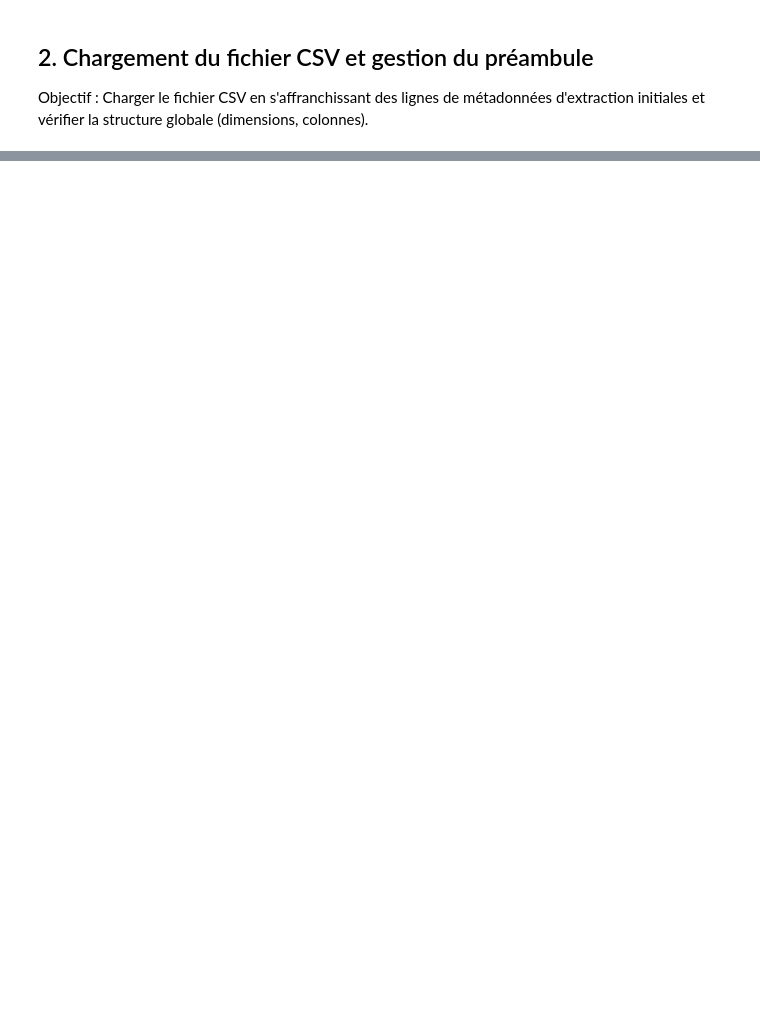
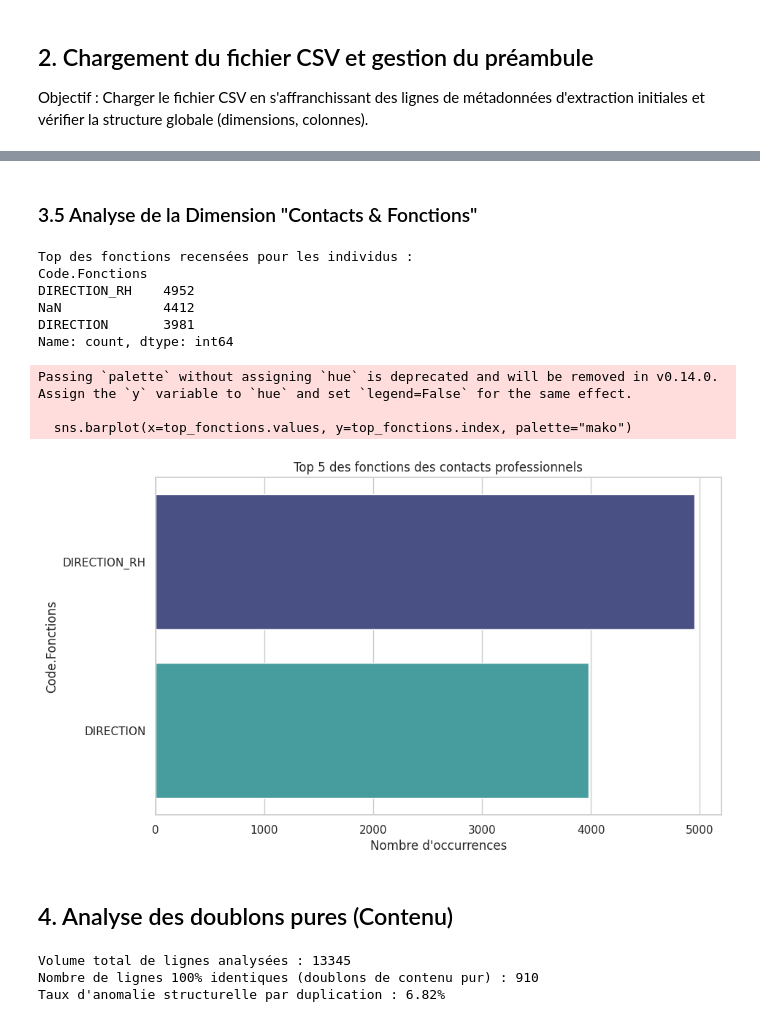
Before and after one commit to lucasHENNEUSE/CRM, a Jupyter notebook: project_notebooks/03_eda_entrprises-entites-stagiaires_2026-05-18.ipynb, the cells around one changed output, grey strips where cells are left out. Saved outputs shown, nothing was run; the diff lists cells and outputs as text; code cells hidden in the pictures; blank space fills up the shorter version.

```diff
--- a/project_notebooks/03_eda_entrprises-entites-stagiaires_2026-05-18.ipynb
+++ b/project_notebooks/03_eda_entrprises-entites-stagiaires_2026-05-18.ipynb
@@ -140,12 +288,15 @@ Objectif : Évaluer le niveau de réplication pure au sein du fichier afin de va
 # %%
-# On supprime la colonne d'index technique 'Unnamed: 0' pour analyser les vrais doublons de contenu métier
-df_contenu = df_contacts.drop(columns=["Unnamed: 0"], errors="ignore")
+# Traitement de la chaîne textuelle vers le format numérique pour analyse
+df['Montant_Taxe_Decimal'] = df['Montant global.Taxe versement'].str.replace(',', '.', regex=False)
+df['Montant_Taxe_Decimal'] = df['Montant_Taxe_Decimal'].str.replace(r'\s+', '', regex=True)
+df['Montant_Taxe_Decimal'] = pd.to_numeric(df['Montant_Taxe_Decimal'], errors='coerce')
 
-total_lignes = len(df_contacts)
-doublons_pures = df_contenu.duplicated().sum()
-taux_doublons = round((doublons_pures / total_lignes) * 100, 2)
+print("--- Statistiques descriptives des lignes de Taxe ---")
+print(df['Montant_Taxe_Decimal'].describe())
 
-print(f"Volume total de lignes analysées : {total_lignes}")
-print(f"Nombre de lignes 100% identiques (doublons de contenu) : {doublons_pures}")
-print(f"Taux d'anomalie par duplication : {taux_doublons}%")
+# CORRECTION : Nuance cruciale sur le calcul de la somme globale
+somme_lignes_taxe = df['Montant_Taxe_Decimal'].sum()
+print(f"\n[ATTENTION] Somme cumulée brute des montants sur les lignes de l'export : {somme_lignes_taxe:,.2f} €")
+print("=> Ce montant est surévalué et non fiable financièrement en l'état.")
+print("=> Justification : Le fichier étant plat, un même versement est répété si l'entreprise possède plusieurs contacts ou adresses.")
 # %% [output]
@@ -154,0 +343,40 @@ Taux d'anomalie par duplication : 6.82%
+# %% [markdown]
+### 3.5 Analyse de la Dimension "Contacts & Fonctions"
+# %%
+fonctions_contacts = df['Code.Fonctions'].value_counts(dropna=False)
+print("Top des fonctions recensées pour les individus :")
+print(fonctions_contacts.head(10))
+
+top_fonctions = df['Code.Fonctions'].value_counts().head(5)
+sns.barplot(x=top_fonctions.values, y=top_fonctions.index, palette="mako")
+plt.title("Top 5 des fonctions des contacts professionnels")
+plt.xlabel("Nombre d'occurrences")
+plt.show()
+# %% [output]
+Top des fonctions recensées pour les individus :
+Code.Fonctions
+DIRECTION_RH    4952
+NaN             4412
+DIRECTION       3981
+Name: count, dtype: int64
+Passing `palette` without assigning `hue` is deprecated and will be removed in v0.14.0. Assign the `y` variable to `hue` and set `legend=False` for the same effect.
+
+  sns.barplot(x=top_fonctions.values, y=top_fonctions.index, palette="mako")
+[figure, added]
+# %% [markdown]
+## 4. Analyse des doublons pures (Contenu)
+# %%
+# Traque des doublons parfaits de contenu en excluant l'index technique Unnamed: 0
+df_contenu = df.drop(columns=["Unnamed: 0"], errors="ignore")
+
+total_lignes = len(df)
+doublons_pures = df_contenu.duplicated().sum()
+taux_doublons = round((doublons_pures / total_lignes) * 100, 2)
+
+print(f"Volume total de lignes analysées : {total_lignes}")
+print(f"Nombre de lignes 100% identiques (doublons de contenu pur) : {doublons_pures}")
+print(f"Taux d'anomalie structurelle par duplication : {taux_doublons}%")
+# %% [output]
+Volume total de lignes analysées : 13345
+Nombre de lignes 100% identiques (doublons de contenu pur) : 910
+Taux d'anomalie structurelle par duplication : 6.82%
```
Also changed, not shown: parts of 22 cells of this notebook, 9 other files.
